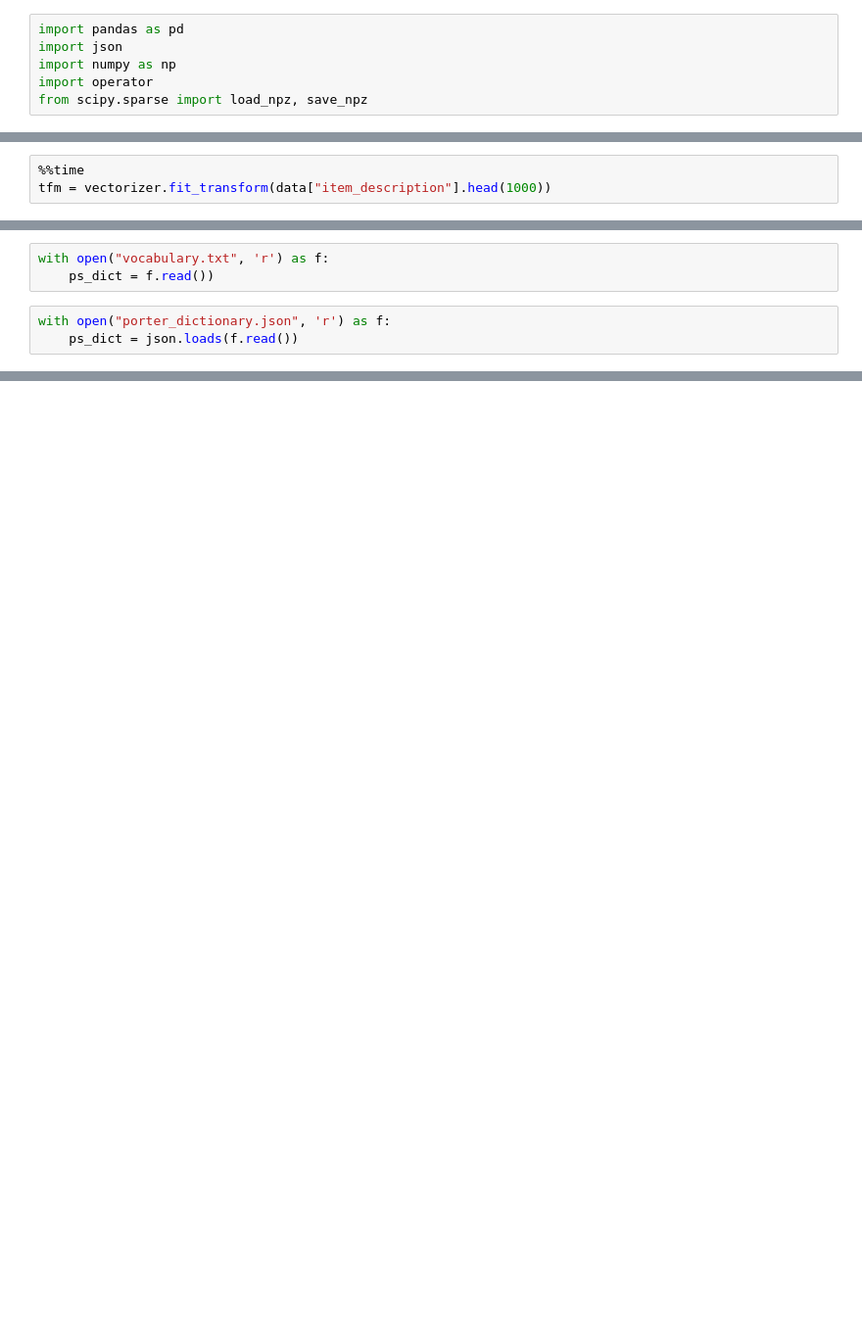
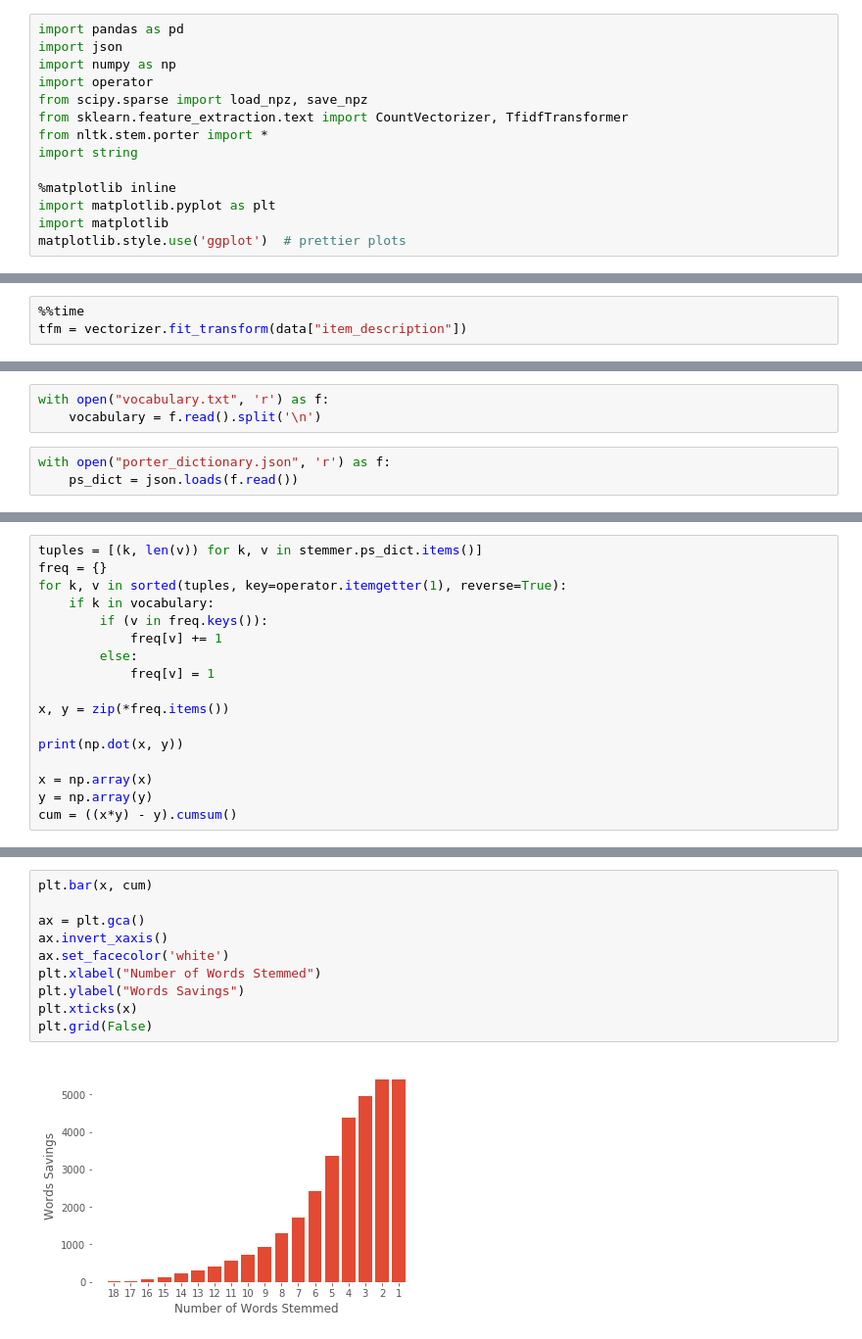
Before and after one commit to andrewredd/mlps-project, a Jupyter notebook: mercari_price.ipynb, the cells around one changed output, grey strips where cells are left out. Shown at 98% size. Saved outputs shown, nothing was run; the diff lists cells and outputs as text; blank space fills up the shorter version.

Commit message:
Adds final plots for paper

```diff
--- a/mercari_price.ipynb
+++ b/mercari_price.ipynb
@@ -6,6 +6,14 @@ import json
 import numpy as np
 import operator
 from scipy.sparse import load_npz, save_npz
+from sklearn.feature_extraction.text import CountVectorizer, TfidfTransformer
+from nltk.stem.porter import *
+import string
+
+%matplotlib inline
+import matplotlib.pyplot as plt
+import matplotlib
+matplotlib.style.use('ggplot')  # prettier plots
 # %% [markdown]
 ### Perform data cleaning
 # %%
@@ -54,5 +57,5 @@ vectorizer = CountVectorizer(lowercase = True,
 ### Count vectorize the data
 # %%
 %%time
-tfm = vectorizer.fit_transform(data["item_description"].head(1000))
+tfm = vectorizer.fit_transform(data["item_description"])
 # %% [output]
@@ -102,7 +84,7 @@ tfm = load_npz("tfm.npz")
 tfidf_transformed = load_npz("tfidf_transformed.npz")
 # %%
 with open("vocabulary.txt", 'r') as f:
-    ps_dict = f.read())
+    vocabulary = f.read().split('\n')
 # %%
 with open("porter_dictionary.json", 'r') as f:
     ps_dict = json.loads(f.read())
@@ -108,0 +93,17 @@ with open("porter_dictionary.json", 'r') as f:
+# %%
+tuples = [(k, len(v)) for k, v in stemmer.ps_dict.items()]
+freq = {}
+for k, v in sorted(tuples, key=operator.itemgetter(1), reverse=True):
+    if k in vocabulary:
+        if (v in freq.keys()):
+            freq[v] += 1
+        else:
+            freq[v] = 1
+
+x, y = zip(*freq.items())
+
+print(np.dot(x, y))
+
+x = np.array(x)
+y = np.array(y)
+cum = ((x*y) - y).cumsum()
@@ -108,0 +113,12 @@ with open("porter_dictionary.json", 'r') as f:
+# %%
+plt.bar(x, cum)
+
+ax = plt.gca()
+ax.invert_xaxis()
+ax.set_facecolor('white')
+plt.xlabel("Number of Words Stemmed")
+plt.ylabel("Words Savings")
+plt.xticks(x)
+plt.grid(False)
+# %% [output]
+[figure, added]
```
Also changed, not shown: parts of 15 cells of this notebook.
